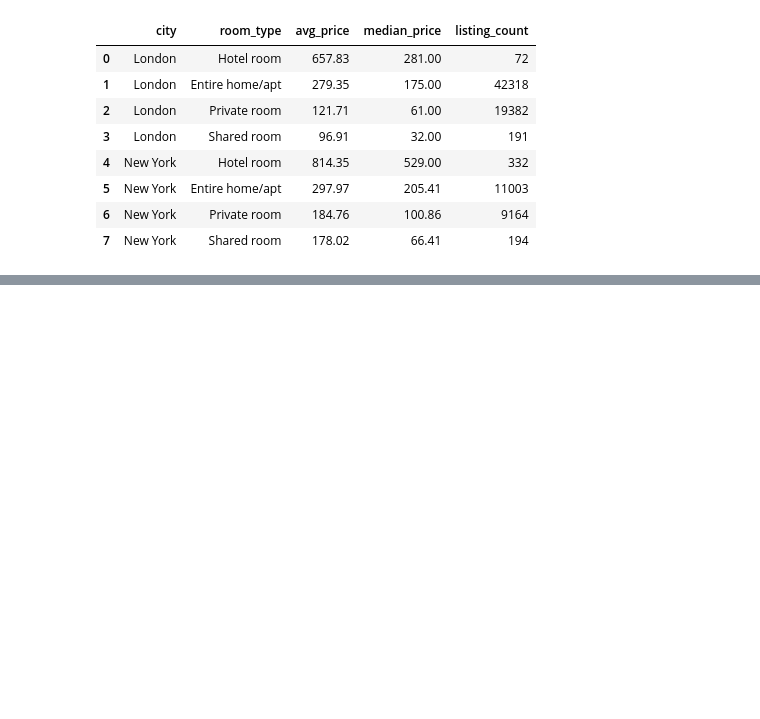
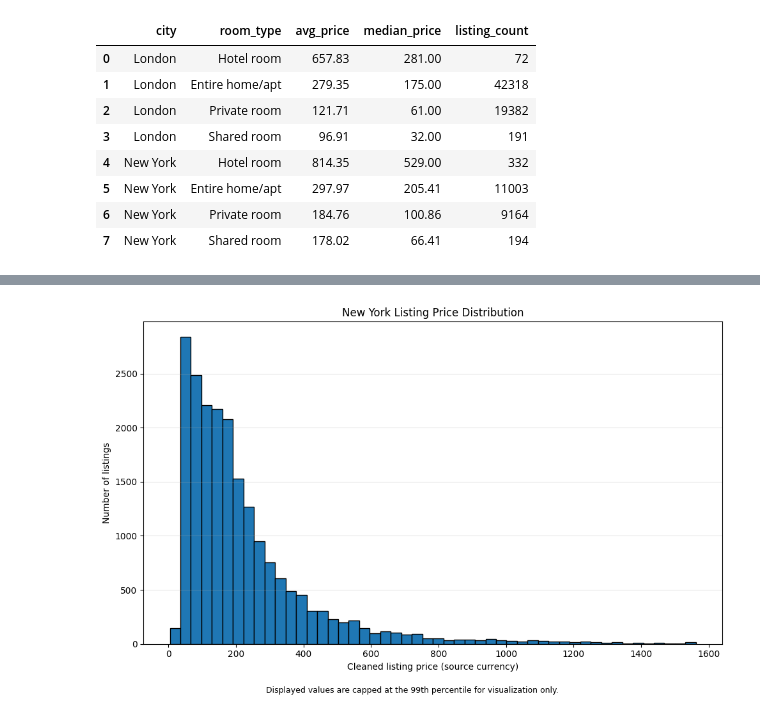
Before and after one commit to SAGAR-2-4/expernetic-airbnb-data-engineering, a Jupyter notebook: notebooks/06_sql_analytics.ipynb, the cells around one changed output, grey strips where cells are left out. Saved outputs shown, nothing was run; the diff lists cells and outputs as text; code cells hidden in the pictures; blank space fills up the shorter version.

```diff
--- a/notebooks/06_sql_analytics.ipynb
+++ b/notebooks/06_sql_analytics.ipynb
@@ -150,0 +372,43 @@ LIMIT 10
+# %%
+# Separate New York prices and limit chart display to the 99th percentile
+ny_prices = price_by_city.loc[
+    price_by_city["city"] == "New York",
+    "price_clean"
+]
+
+ny_price_cap = ny_prices.quantile(0.99)
+
+ny_prices_for_chart = ny_prices[
+    ny_prices <= ny_price_cap
+]
+
+plt.figure(figsize=(10, 6))
+
+plt.hist(
+    ny_prices_for_chart,
+    bins=50,
+    edgecolor="black"
+)
+
+plt.title("New York Listing Price Distribution")
+plt.xlabel("Cleaned listing price (source currency)")
+plt.ylabel("Number of listings")
+plt.grid(axis="y", alpha=0.3)
+
+plt.figtext(
+    0.5,
+    -0.03,
+    "Displayed values are capped at the 99th percentile for visualization only.",
+    ha="center",
+    fontsize=9
+)
+
+plt.tight_layout()
+plt.savefig(
+    figure_dir / "new_york_price_histogram.png",
+    dpi=300,
+    bbox_inches="tight"
+)
+plt.show()
+# %% [output]
+[figure, added]
```
Also changed, not shown: parts of 27 cells of this notebook, 23 other files.
